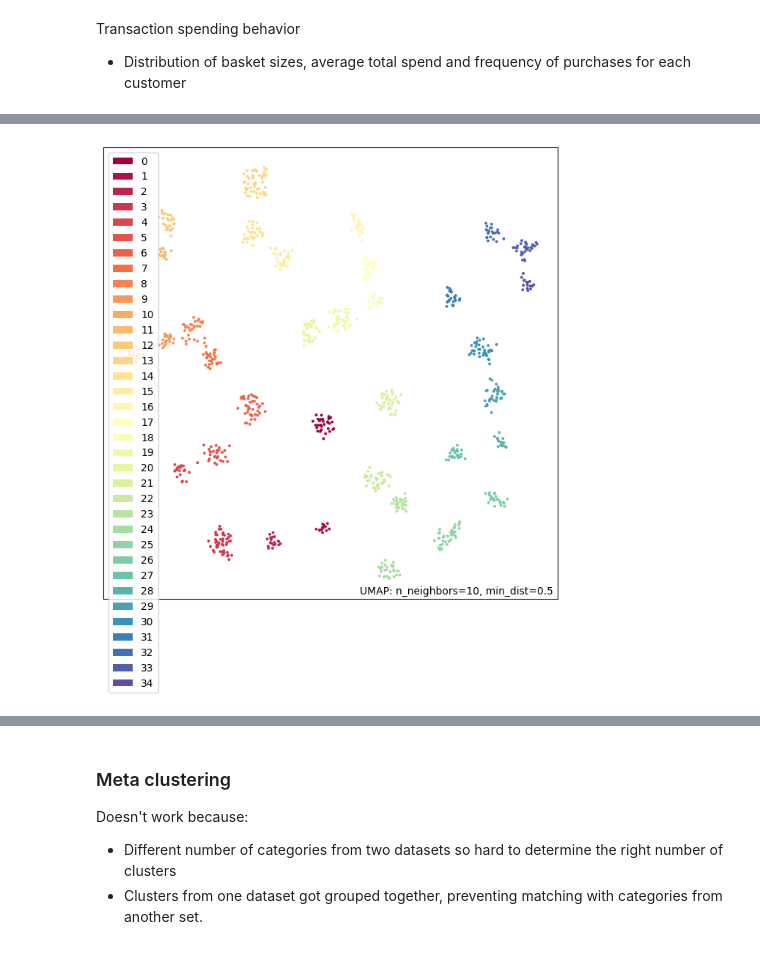
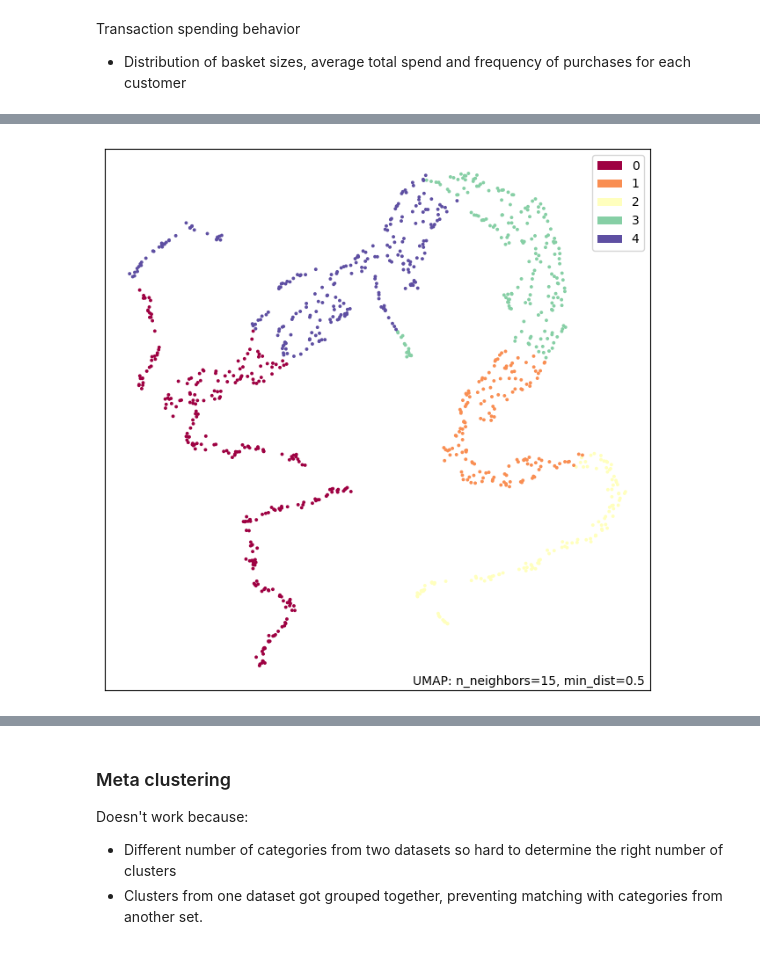
Before and after one commit to PannawatChauychoo/E_commerce_data_pipeline, a Jupyter notebook: walmart_EDA/EDA_scripts/EDA.ipynb, the cells around one changed output, grey strips where cells are left out. Drawn from its saved outputs; the diff is of its cells as text; code cells hidden in the pictures.

```diff
--- a/walmart_EDA/EDA_scripts/EDA.ipynb
+++ b/walmart_EDA/EDA_scripts/EDA.ipynb
@@ -127,14 +129,15 @@ def process_categorical_df(df, cat_cutoff):
     cat_cols = []
     text_cols = []
     for i in df.columns:
-        if df[i].nunique() <= cat_cutoff:
-            cat_cols.append(i)
-            df[i] = df[i].astype('category')
+        if df[i].dtype != 'float64':
+            if df[i].nunique() <= cat_cutoff:
+                cat_cols.append(i)
+                df[i] = df[i].astype('category')
         else:
             text_cols.append(i)
 
     print(f'categorical columns are: {cat_cols}')
-    print(f'text columns are: {text_cols}')
+    print(f'numerical columns are: {text_cols}')
 
     # One-hot encode the categorical columns
     result_df = pd.get_dummies(df, columns=cat_cols, drop_first=True, dtype=int)
@@ -703,5 +752,6 @@ array(['Beauty', 'Home', 'Clothing', 'Sports & Outdoors', 'Food',
 Transaction spending behavior
 - Distribution of basket sizes, average total spend and frequency of purchases for each customer
 # %%
-df_commerce_analysis.head()
+df_commerce_analysis['quantity'] = df_commerce_analysis['quantity'].astype(float)
+df_commerce_analysis.info()
 # %% [output]
@@ -739,5 +783,5 @@ get_umap_elbow(umap_commerce)
 # %%
-y_cols = ['invoice_id', 'dtme','tme', 'total', 'rating', 'unit_price']
-commerce_clusters = fit_kmeans_clusters(processed_commerce_cat.drop(columns=y_cols, axis = 1), k = 35)
-sampled_umap_plot(commerce_clusters, 'labels', Umap_n = 10)
+y_cols = ['invoice_id', 'dtme','tme'] # 'total', 'rating', 'unit_price']
+commerce_clusters = fit_kmeans_clusters(processed_commerce_cat.drop(columns=y_cols, axis = 1), k = 5)
+sampled_umap_plot(commerce_clusters, 'labels', Umap_n = 15)
 # %% [output]
@@ -745 +789 @@ UMAP(min_dist=0.5, n_epochs=100, n_jobs=1, n_neighbors=10, random_state=42, tqdm
-[figure, old version]
+[figure, new version]
```
Also changed, not shown: parts of 21 cells of this notebook, 11 other files.
